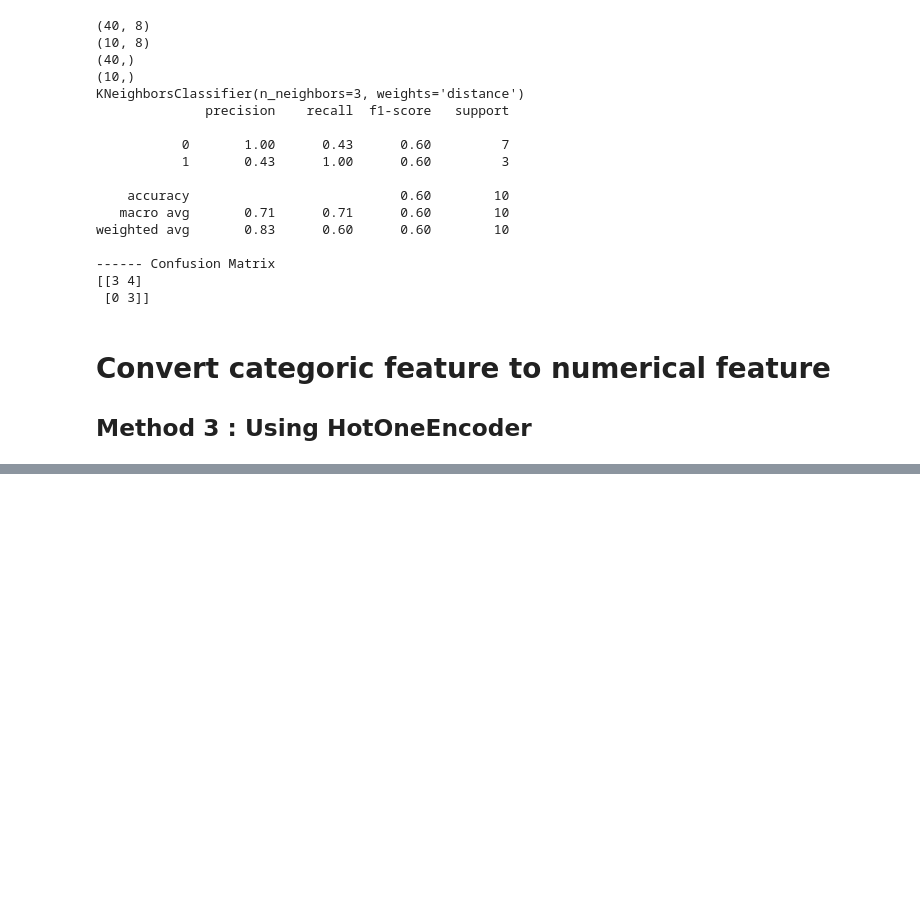
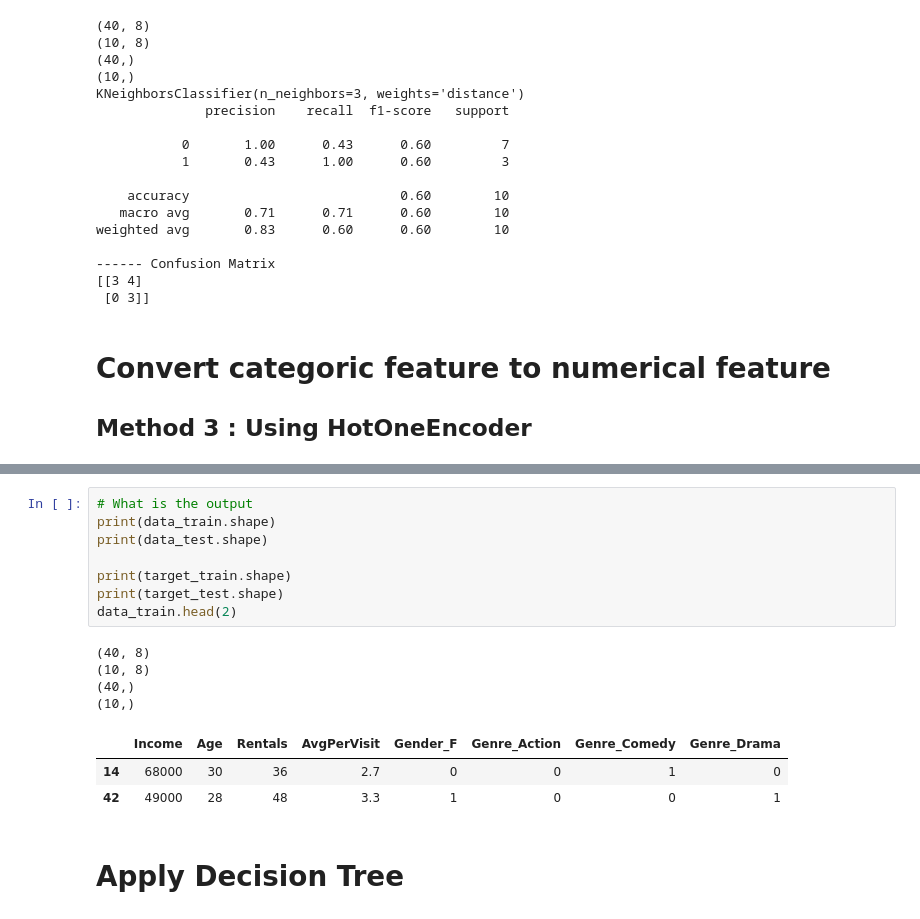
Before and after one commit to va23274/CI345_ML, a Jupyter notebook: Lab8_KNN_MovieStore_finished_By_Arsilbhai_vahora.ipynb, the cells around one changed output, grey strips where cells are left out. Cells and saved outputs as stored; diff of their text form; blank space fills up the shorter version.

```diff
--- a/Lab8_KNN_MovieStore_finished_By_Arsilbhai_vahora.ipynb
+++ b/Lab8_KNN_MovieStore_finished_By_Arsilbhai_vahora.ipynb
@@ -527,0 +536,18 @@ weighted avg       0.83      0.60      0.60        10
+# %%
+# What is the output
+print(data_train.shape)
+print(data_test.shape)
+
+print(target_train.shape)
+print(target_test.shape)
+data_train.head(2)
+# %% [output]
+(40, 8)
+(10, 8)
+(40,)
+(10,)
+|  | Income | Age | Rentals | AvgPerVisit | Gender_F | Genre_Action | Genre_Comedy | Genre_Drama |
+| 14 | 68000 | 30 | 36 | 2.7 | 0 | 0 | 1 | 0 |
+| 42 | 49000 | 28 | 48 | 3.3 | 1 | 0 | 0 | 1 |
+# %% [markdown]
+# Apply Decision Tree
```
Also changed, not shown: parts of 13 cells of this notebook.
